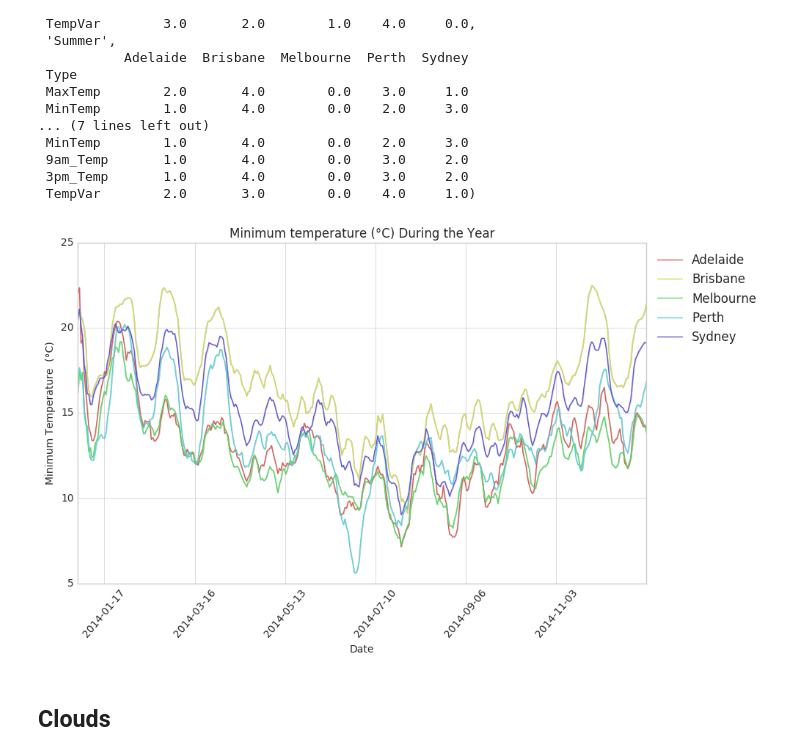
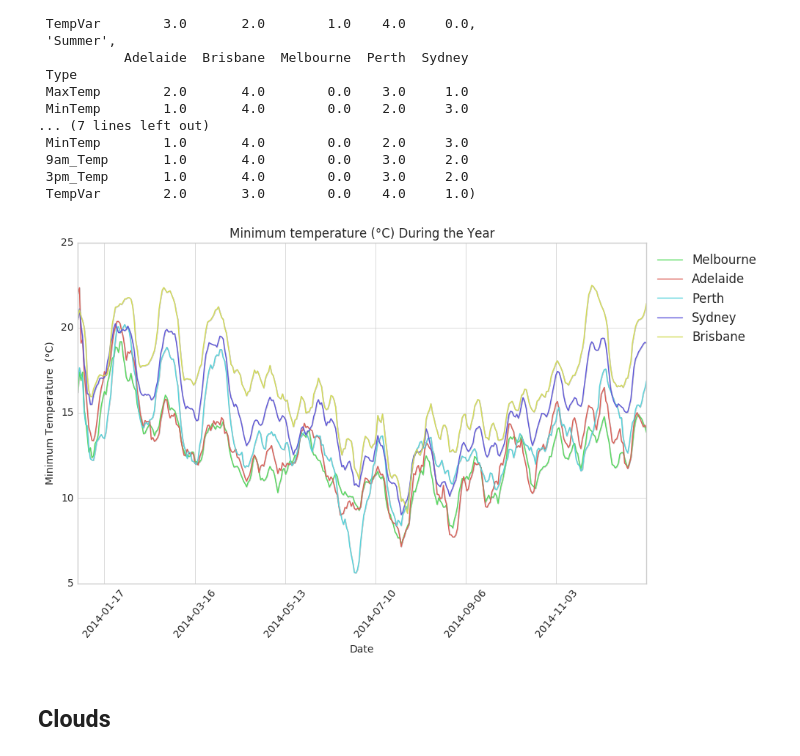
Before and after one commit to BrunnoRicci/bom-austraila, a Jupyter notebook: BOM_Australia.ipynb, the cells around one changed output. Cells and saved outputs as stored; diff of their text form; code cells hidden in the pictures.

Commit message:
Color orderings for timeplots implemented

```diff
--- a/BOM_Australia.ipynb
+++ b/BOM_Australia.ipynb
@@ -217,9 +217,10 @@ def plot_dists(df, p, order=None, plt_type="violin"):
                 pal = sns.diverging_palette(200, 20, s=75, l=75, n=2)
                 if plt_type == "violin":
                     sns_plt = sns.violinplot(split=True,x="City", y=col, hue="Season", data=topl, palette=pal, ax=ax)
-                elif plt_type == "violin_ns":
-                    cities = topl.groupby("City").sum().index
-                    idx = [int(order.loc[old_col,][x]) for x in cities]
+                elif plt_type == "swarm":
+                    #Order colors
+                    cities = sorted(topl.groupby("City").sum().index)
+                    idx = np.argsort([int(order.loc[old_col,][x]) for x in cities])
                     pal = np.array(col_pal)[idx]
                     sns.set_palette(pal)
 
@@ -227,6 +228,8 @@ def plot_dists(df, p, order=None, plt_type="violin"):
                     sns.set_palette(col_pal)
                 elif plt_type == "boxplot":
                     sns_plt = sns.boxplot(x="City", y=col, hue="Season", data=topl, palette=pal, ax=ax)
+                elif plt_type == "boxplot_ns":
+                    sns_plt = sns.boxplot(x="City", y=col, hue="City", data=topl, ax=ax)
 
                 plt.legend(bbox_to_anchor=(1, 1), loc=2)
 
@@ -241,9 +244,20 @@ def cumsumCat(df, col):
     df[ncol] =  df.groupby(["City"])[col].transform(lambda x: x.cumsum())
     return ncol
 
-def plot_time(topl, col, rev_name_map):
+def plot_time(topl, col, rev_name_map, order=None):
     f, ax = plt.subplots(1,1,figsize=(PW,PH))
     topl["Unit"] = 0
+
+    #Reorder
+    order = calc_stat(df, [col])
+    topl = stat_order(df, order, col)
+
+    #Order colors
+    cities = sorted(topl.groupby("City").sum().index)
+    idx = np.argsort([int(order.loc[col,][x]) for x in cities])
+    pal = np.array(col_pal)[idx]
+    sns.set_palette(pal)
+
     #Rename
     topl = topl.rename(index=str, columns=rev_name_map)
 
@@ -379,17 +393,17 @@ calc_stat(df, cols), "Summer", calc_stat(df[df.Season == "Q4Q1"], cols),"Winter"
 # %%
 col = "MinTemp"
 ncol = roll(df, col, 15)
 
 #Residual
 #df[ncol] = df[col] - df[ncol]
 
-sns_plt = plot_time(df, ncol, rev_name_map);
+sns_plt = plot_time(df, ncol, rev_name_map, order);
 sns_plt.set_ylabel(u"Maximaum Temperature (°C)");
 sns_plt.set_ylabel(u"Minimum Temperature  (°C)");
 plt.title(u"Minimum temperature (°C) During the Year");
 #sns_plt.figure.savefig("./Plots/" + "RainfallWInter.png")
 # %% [output]
-[figure, old version]
+[figure, new version]
 # %% [markdown]
 ## Clouds
 # %% [markdown]
```
Also changed, not shown: parts of 3 cells of this notebook.
